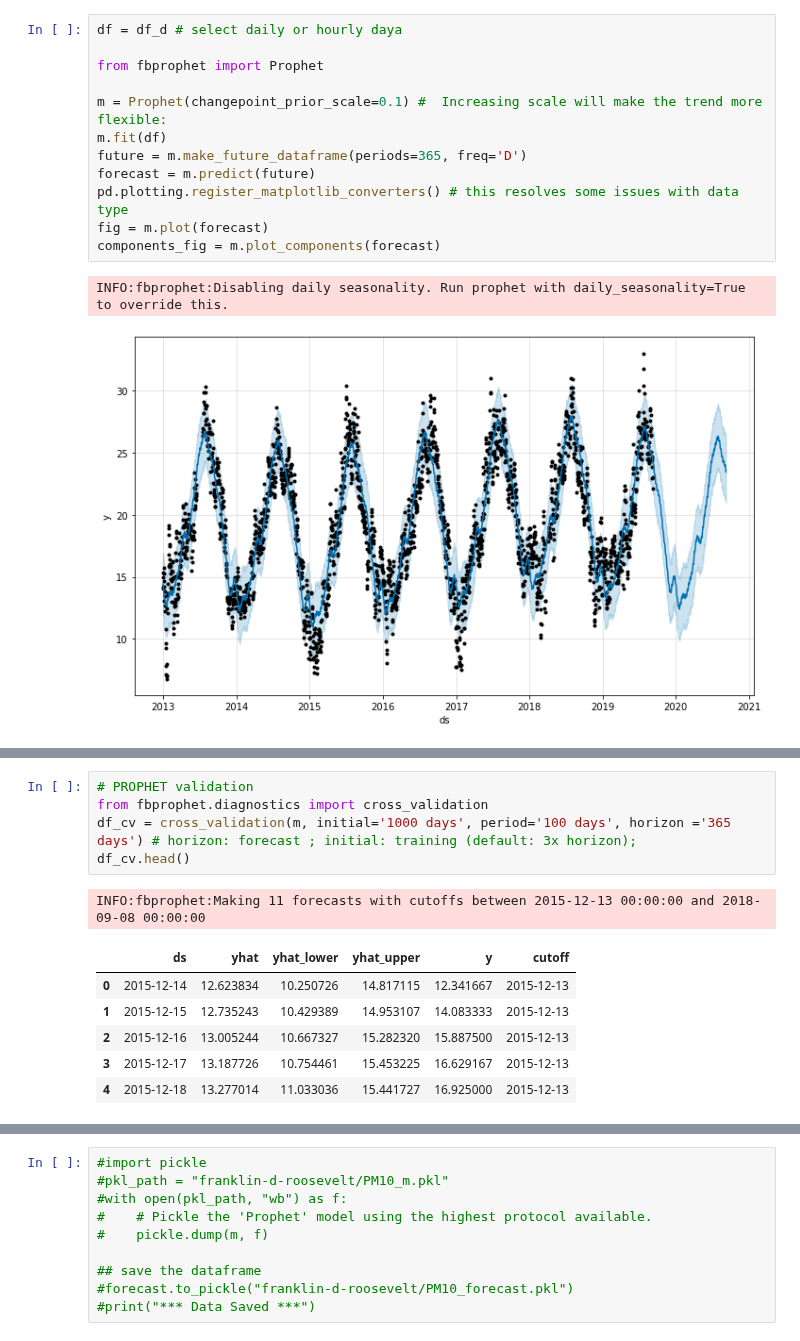
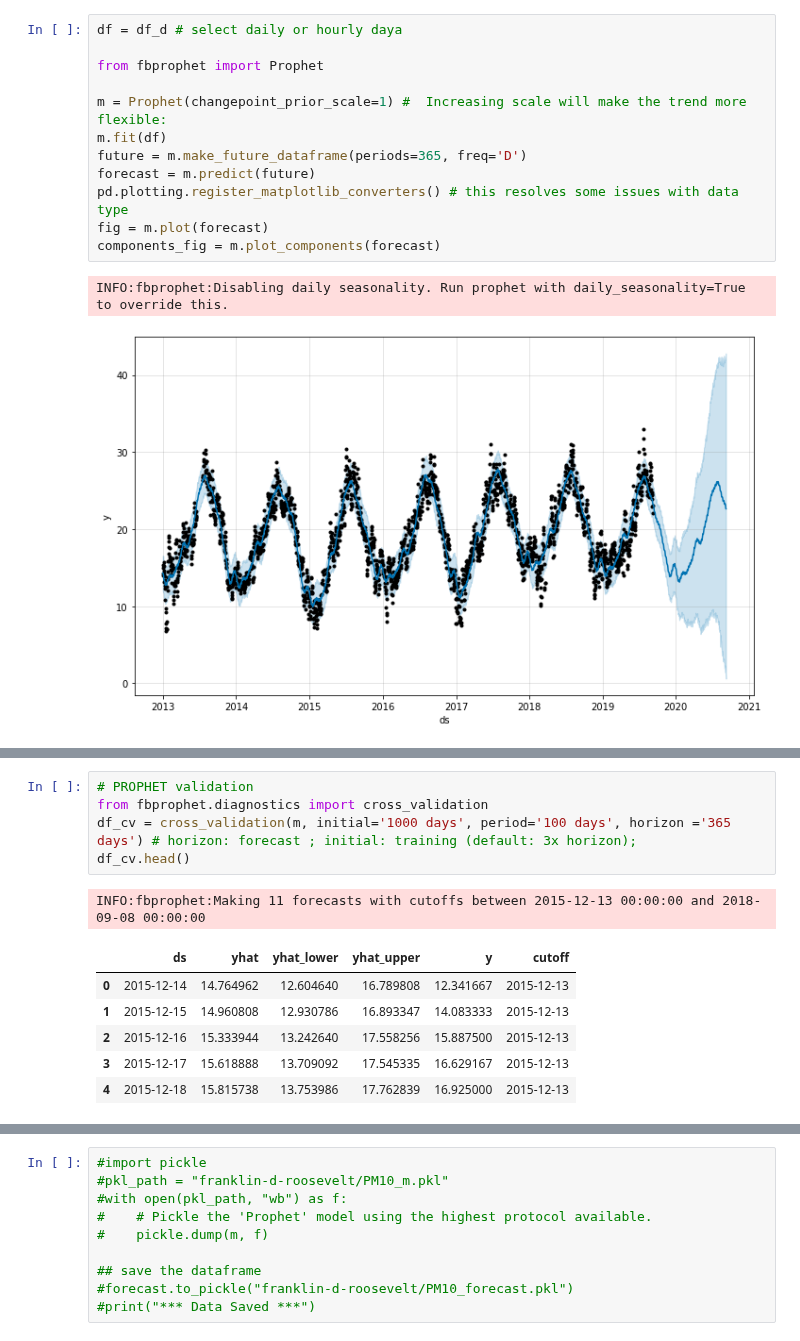
Before and after one commit to aety/insight, a Jupyter notebook: RATP/air/pickleToData_PROPHET_hourly_temp.ipynb, the cells around one changed output, grey strips where cells are left out. Cells and saved outputs as stored; diff of their text form.

```diff
--- a/RATP/air/pickleToData_PROPHET_hourly_temp.ipynb
+++ b/RATP/air/pickleToData_PROPHET_hourly_temp.ipynb
@@ -31,15 +29,15 @@ Text(0.5, 1.0, 'by hour')
 # %%
 df = df_d # select daily or hourly daya
 
 from fbprophet import Prophet
 
-m = Prophet(changepoint_prior_scale=0.1) #  Increasing scale will make the trend more flexible:
+m = Prophet(changepoint_prior_scale=1) #  Increasing scale will make the trend more flexible:
 m.fit(df)
 future = m.make_future_dataframe(periods=365, freq='D')
 forecast = m.predict(future)
 pd.plotting.register_matplotlib_converters() # this resolves some issues with data type
 fig = m.plot(forecast)
 components_fig = m.plot_components(forecast)
 # %% [output]
 INFO:fbprophet:Disabling daily seasonality. Run prophet with daily_seasonality=True to override this.
-[figure, old version]
+[figure, new version]
@@ -52,11 +50,11 @@ df_cv.head()
 # %% [output]
 INFO:fbprophet:Making 11 forecasts with cutoffs between 2015-12-13 00:00:00 and 2018-09-08 00:00:00
 |  | ds | yhat | yhat_lower | yhat_upper | y | cutoff |
-| 0 | 2015-12-14 | 12.623834 | 10.250726 | 14.817115 | 12.341667 | 2015-12-13 |
-| 1 | 2015-12-15 | 12.735243 | 10.429389 | 14.953107 | 14.083333 | 2015-12-13 |
-| 2 | 2015-12-16 | 13.005244 | 10.667327 | 15.282320 | 15.887500 | 2015-12-13 |
-| 3 | 2015-12-17 | 13.187726 | 10.754461 | 15.453225 | 16.629167 | 2015-12-13 |
-| 4 | 2015-12-18 | 13.277014 | 11.033036 | 15.441727 | 16.925000 | 2015-12-13 |
+| 0 | 2015-12-14 | 14.764962 | 12.604640 | 16.789808 | 12.341667 | 2015-12-13 |
+| 1 | 2015-12-15 | 14.960808 | 12.930786 | 16.893347 | 14.083333 | 2015-12-13 |
+| 2 | 2015-12-16 | 15.333944 | 13.242640 | 17.558256 | 15.887500 | 2015-12-13 |
+| 3 | 2015-12-17 | 15.618888 | 13.709092 | 17.545335 | 16.629167 | 2015-12-13 |
+| 4 | 2015-12-18 | 15.815738 | 13.753986 | 17.762839 | 16.925000 | 2015-12-13 |
 # %%
 # Percentage errors
 mape = 100*sum(abs( (df_cv.yhat - df_cv.y) / df_cv.y) ) / len(df_cv) # MAPE
```
Also changed, not shown: parts of 4 cells of this notebook, 1 other file.
